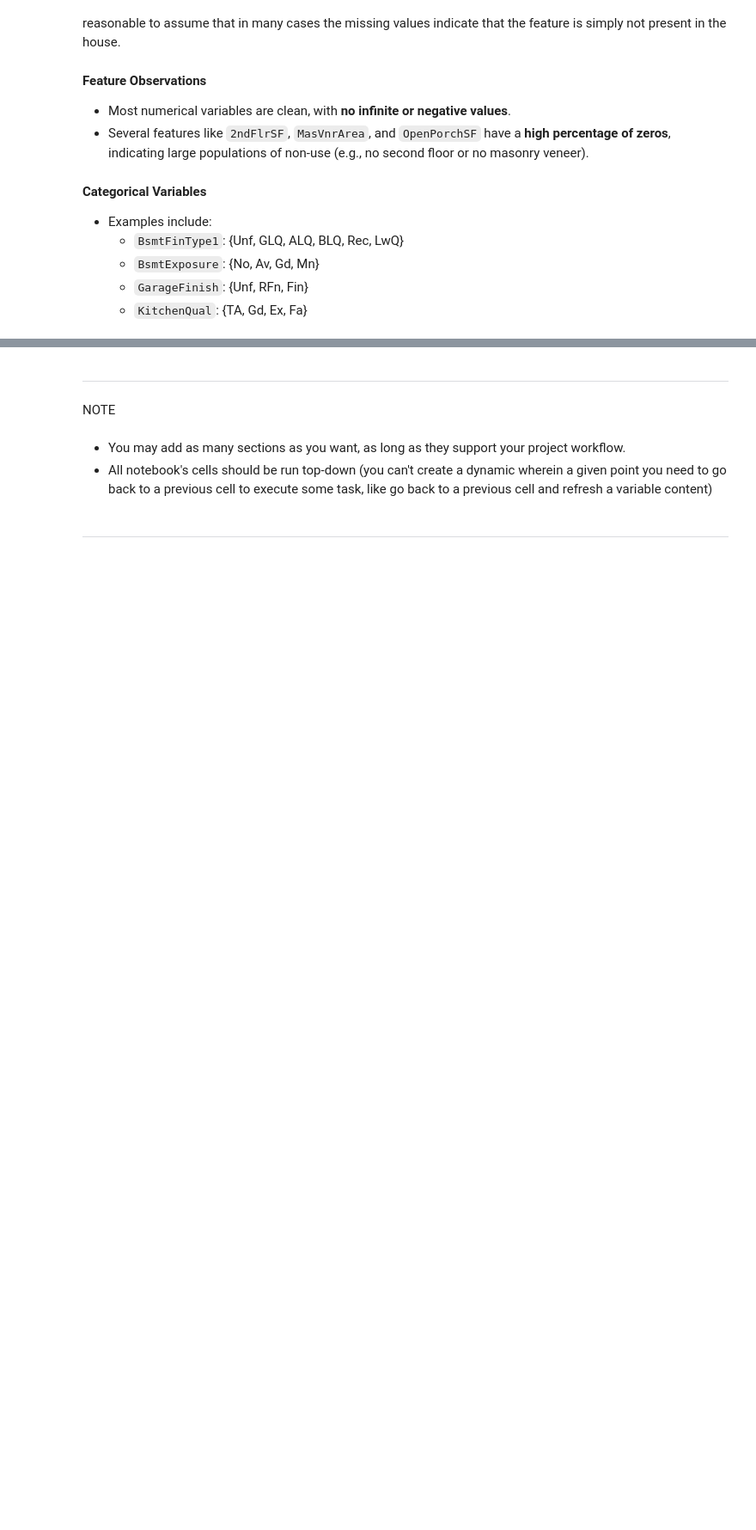
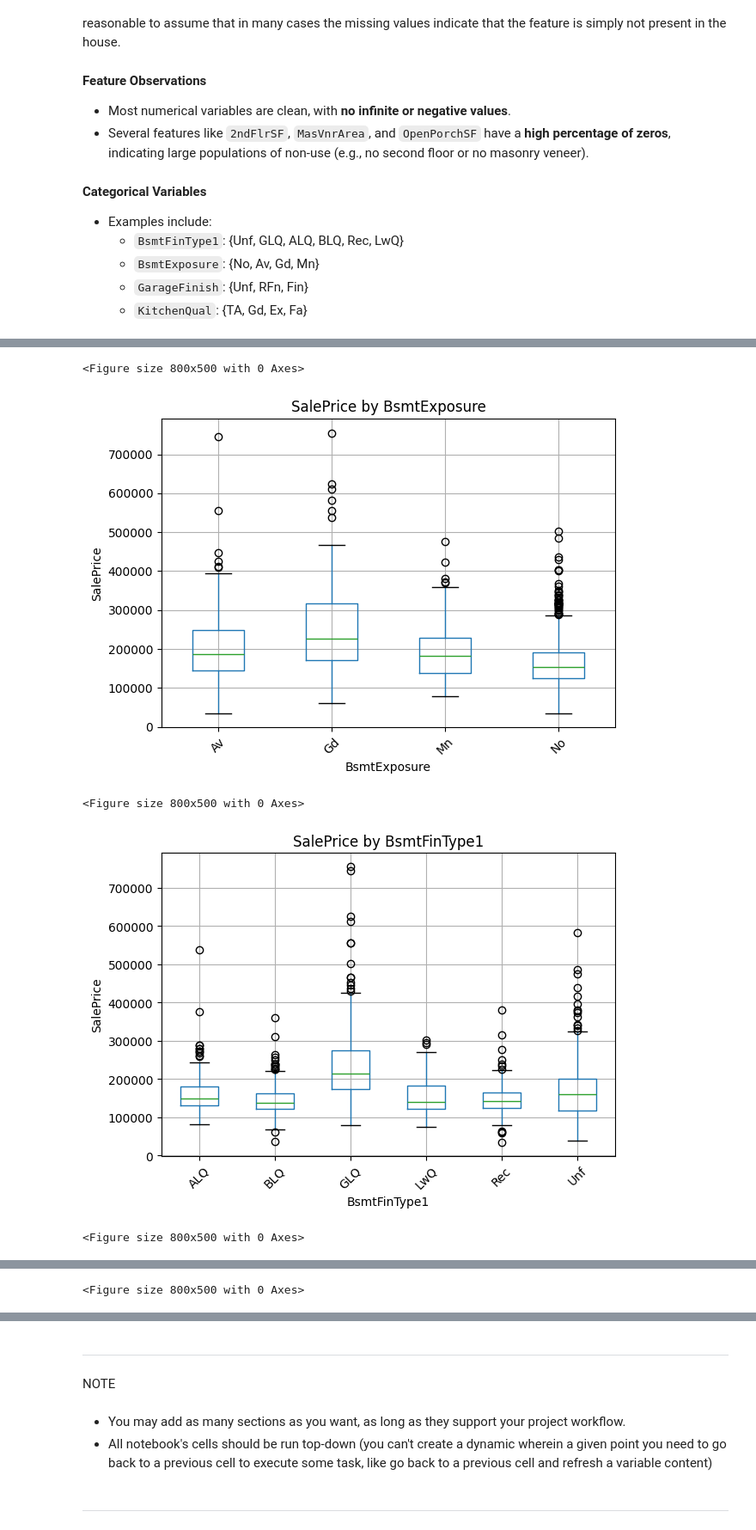
Before and after one commit to galindo89/heritage-housing-ml-pgz, a Jupyter notebook: jupyter_notebooks/Data_Analysis.ipynb, the cells around one changed output, grey strips where cells are left out. Shown: that part at 86% size. Drawn from its saved outputs; the diff is of its cells as text; code cells hidden in the pictures; blank space fills up the shorter version.

```diff
--- a/jupyter_notebooks/Data_Analysis.ipynb
+++ b/jupyter_notebooks/Data_Analysis.ipynb
@@ -231,0 +271,21 @@ for feature in top_corr.index:
+# %%
+# Categorical columns to plot
+cat_cols = ['BsmtExposure', 'BsmtFinType1', 'KitchenQual', 'GarageFinish']
+
+# Create box plots for each categorical variable vs. SalePrice
+for col in cat_cols:
+    plt.figure(figsize=(8, 5))
+    df.boxplot(column='SalePrice', by=col)
+    plt.title(f'SalePrice by {col}')
+    plt.suptitle('')
+    plt.xlabel(col)
+    plt.ylabel('SalePrice')
+    plt.xticks(rotation=45)
+    plt.tight_layout()
+    plt.show()
+# %% [output]
+<Figure size 800x500 with 0 Axes>
+[figure, added]
+<Figure size 800x500 with 0 Axes>
+[figure, added]
+<Figure size 800x500 with 0 Axes>
@@ -231,0 +293 @@ for feature in top_corr.index:
+<Figure size 800x500 with 0 Axes>
```
Also changed, not shown: parts of 13 cells of this notebook, 1 other file.
